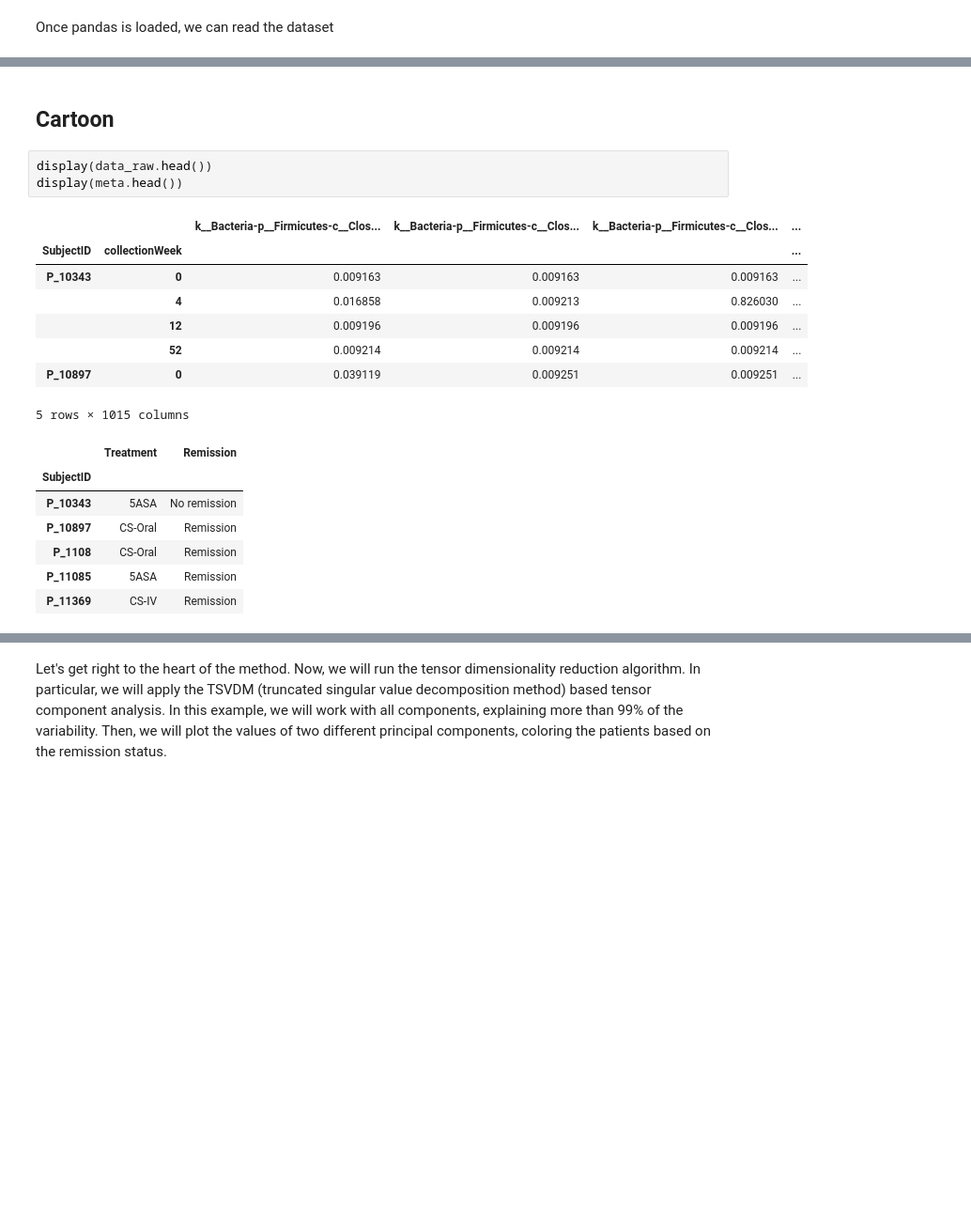
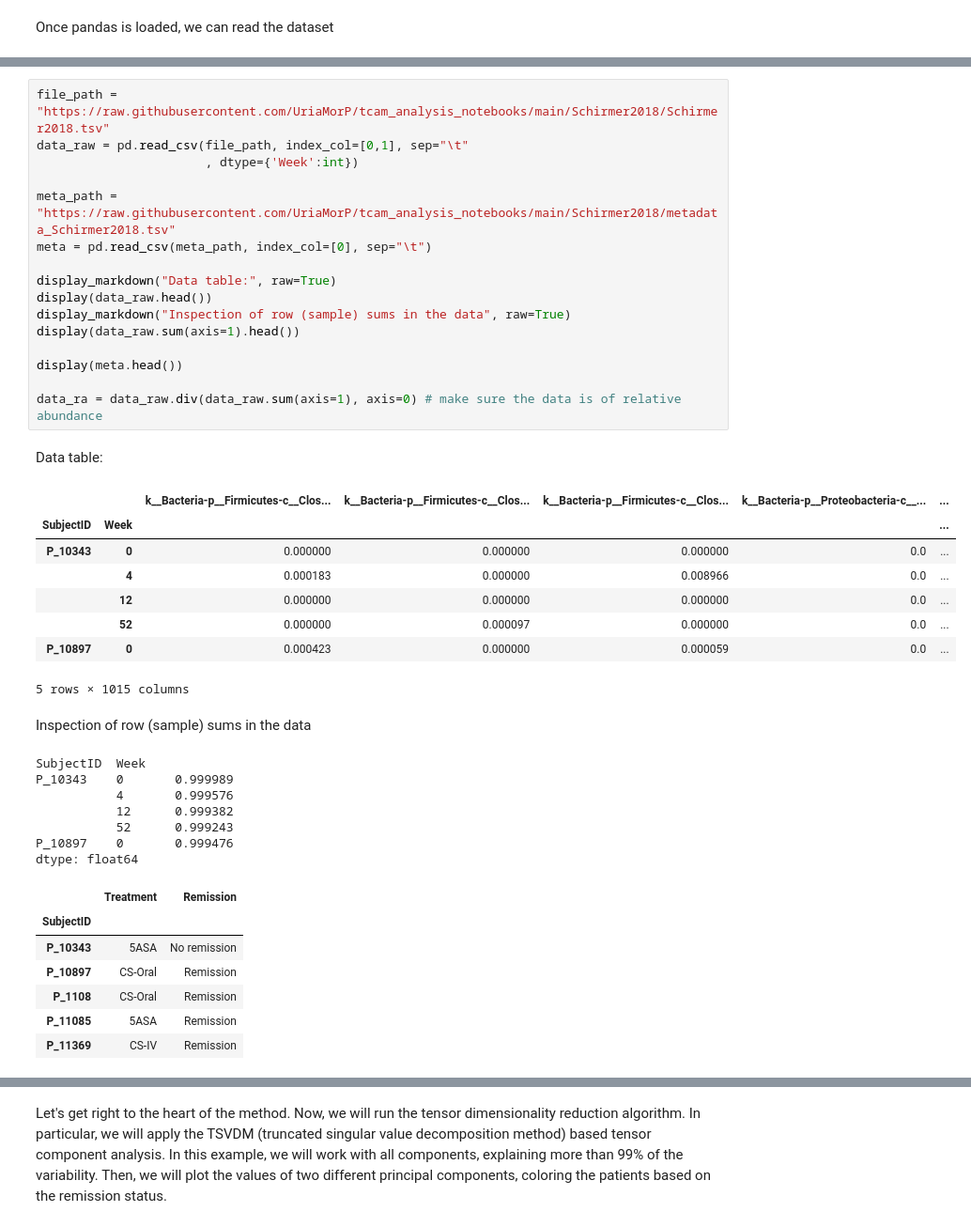
Before and after one commit to UriaMorP/mprod_package, a Jupyter notebook: docs/examples/Schirmer2018.ipynb, the cells around one changed output, grey strips where cells are left out. Shown at 94% size. Saved outputs shown, nothing was run; the diff lists cells and outputs as text; blank space fills up the shorter version.

```diff
--- a/docs/examples/Schirmer2018.ipynb
+++ b/docs/examples/Schirmer2018.ipynb
@@ -40,27 +29,47 @@ The following example is adapted from this study [1]. They evaluated the role of
     * Remission
 
 Fecal samples were collected at baseline (week 0, prior to treatment) and 3 follow-up time points (4, 12, and 52 weeks after treatment initiation).
-# %% [markdown]
-## Cartoon
-# %%
-display(data_raw.head())
-display(meta.head())
-# %% [output]
-|  |  | k__Bacteria-p__Firmicutes-c__Clos... | k__Bacteria-p__Firmicutes-c__Clos... | k__Bacteria-p__Firmicutes-c__Clos... | ... |
-| SubjectID | collectionWeek |  |  |  | ... |
-| P_10343 | 0 | 0.009163 | 0.009163 | 0.009163 | ... |
-|  | 4 | 0.016858 | 0.009213 | 0.826030 | ... |
-|  | 12 | 0.009196 | 0.009196 | 0.009196 | ... |
-|  | 52 | 0.009214 | 0.009214 | 0.009214 | ... |
-| P_10897 | 0 | 0.039119 | 0.009251 | 0.009251 | ... |
-5 rows × 1015 columns
-|  | Treatment | Remission |
-| SubjectID |  |  |
-| P_10343 | 5ASA | No remission |
-| P_10897 | CS-Oral | Remission |
-| P_1108 | CS-Oral | Remission |
-| P_11085 | 5ASA | Remission |
-| P_11369 | CS-IV | Remission |
+# %%
+file_path = "https://raw.githubusercontent.com/UriaMorP/tcam_analysis_notebooks/main/Schirmer2018/Schirmer2018.tsv"
+data_raw = pd.read_csv(file_path, index_col=[0,1], sep="\t"
+                       , dtype={'Week':int})
+
+meta_path = "https://raw.githubusercontent.com/UriaMorP/tcam_analysis_notebooks/main/Schirmer2018/metadata_Schirmer2018.tsv"
+meta = pd.read_csv(meta_path, index_col=[0], sep="\t")
+
+display_markdown("Data table:", raw=True)
+display(data_raw.head())
+display_markdown("Inspection of row (sample) sums in the data", raw=True)
+display(data_raw.sum(axis=1).head())
+
+display(meta.head())
+
+data_ra = data_raw.div(data_raw.sum(axis=1), axis=0) # make sure the data is of relative abundance
+# %% [output]
+Data table:
+|  |  | k__Bacteria-p__Firmicutes-c__Clos... | k__Bacteria-p__Firmicutes-c__Clos... | k__Bacteria-p__Firmicutes-c__Clos... | k__Bacteria-p__Proteobacteria-c__... | ... |
+| SubjectID | Week |  |  |  |  | ... |
+| P_10343 | 0 | 0.000000 | 0.000000 | 0.000000 | 0.0 | ... |
+|  | 4 | 0.000183 | 0.000000 | 0.008966 | 0.0 | ... |
+|  | 12 | 0.000000 | 0.000000 | 0.000000 | 0.0 | ... |
+|  | 52 | 0.000000 | 0.000097 | 0.000000 | 0.0 | ... |
+| P_10897 | 0 | 0.000423 | 0.000000 | 0.000059 | 0.0 | ... |
+5 rows × 1015 columns
+Inspection of row (sample) sums in the data
+SubjectID  Week
+P_10343    0       0.999989
+           4       0.999576
+           12      0.999382
+           52      0.999243
+P_10897    0       0.999476
+dtype: float64
+|  | Treatment | Remission |
+| SubjectID |  |  |
+| P_10343 | 5ASA | No remission |
+| P_10897 | CS-Oral | Remission |
+| P_1108 | CS-Oral | Remission |
+| P_11085 | 5ASA | Remission |
+| P_11369 | CS-IV | Remission |
 # %% [markdown]
 ## Preprocessing and baseline normalization
 
```
Also changed, not shown: parts of 14 cells of this notebook, 11 other files.
